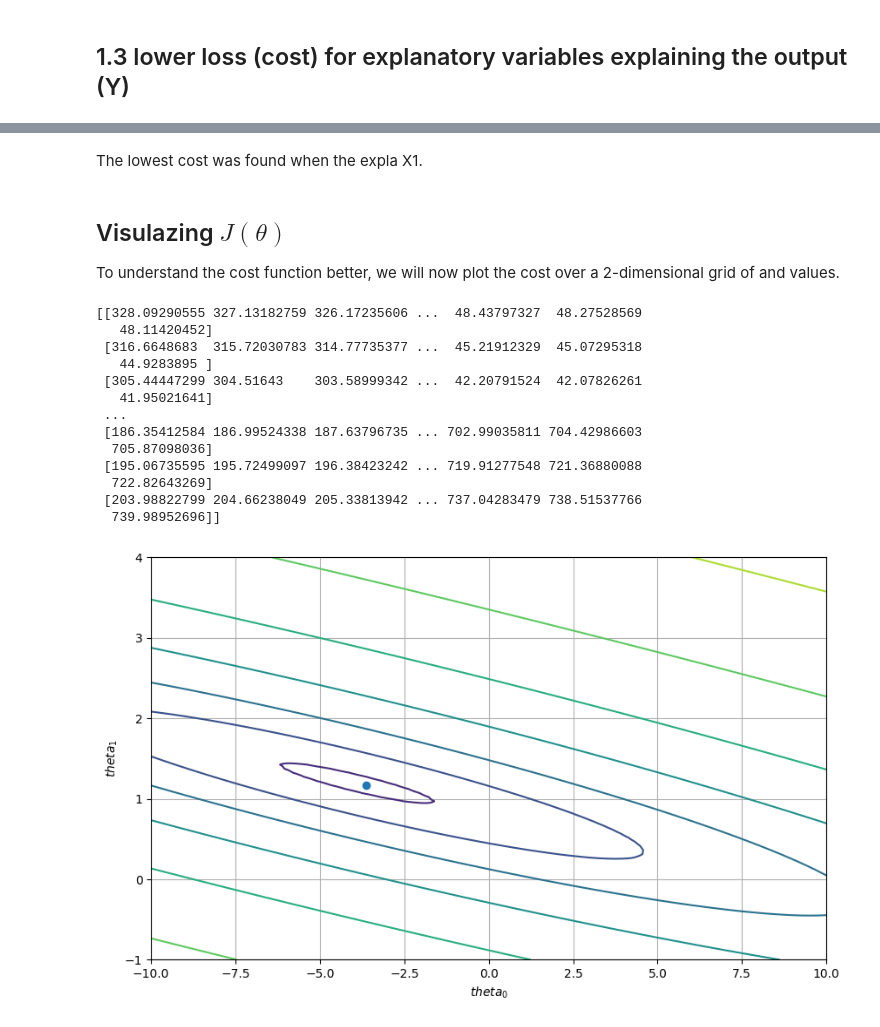
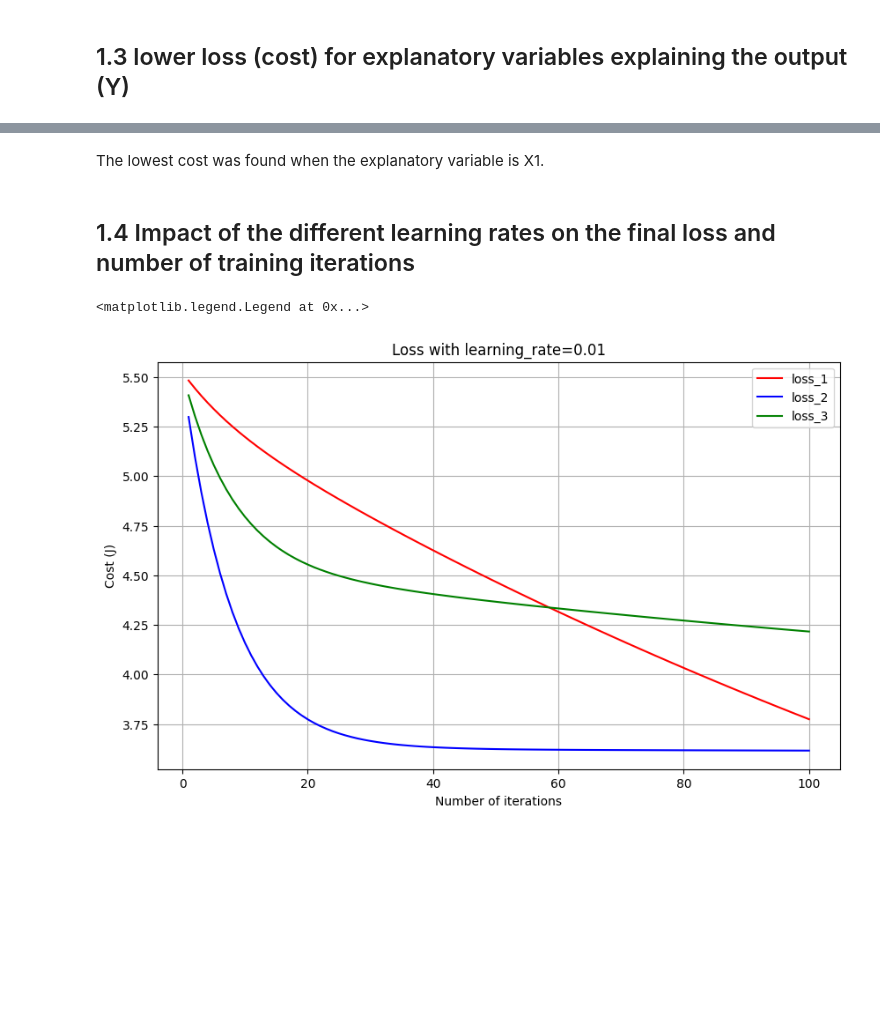
Before and after one commit to Farah-Deeba-UNCC/Introduction-to-ML, a Jupyter notebook: Notebooks/9-LinearRegression(assignment1).ipynb, the cells around one changed output, grey strips where cells are left out. Drawn from its saved outputs; the diff is of its cells as text; code cells hidden in the pictures; blank space fills up the shorter version.

```diff
--- a/Notebooks/9-LinearRegression(assignment1).ipynb
+++ b/Notebooks/9-LinearRegression(assignment1).ipynb
@@ -240,5 +230,2 @@ The lowest cost was found for X1 0.9849930825405946
 # %% [markdown]
-The lowest cost was found when the expla X1.
+The lowest cost was found when the explanatory variable is X1.
-# %% [markdown]
-## Visulazing $J(\theta)$
-To understand the cost function  better, we will now plot the cost over a 2-dimensional grid of  and  values.
@@ -255,29 +232,21 @@ for i in range(len(theta0_vals)):
-# %%
-print (J_vals)
-# %% [output]
-[[328.09290555 327.13182759 326.17235606 ...  48.43797327  48.27528569
-   48.11420452]
- [316.6648683  315.72030783 314.77735377 ...  45.21912329  45.07295318
-   44.9283895 ]
- [305.44447299 304.51643    303.58999342 ...  42.20791524  42.07826261
-   41.95021641]
- ...
- [186.35412584 186.99524338 187.63796735 ... 702.99035811 704.42986603
-  705.87098036]
- [195.06735595 195.72499097 196.38423242 ... 719.91277548 721.36880088
-  722.82643269]
- [203.98822799 204.66238049 205.33813942 ... 737.04283479 738.51537766
-  739.98952696]]
-# %%
-## Contour Plot
-import matplotlib.pyplot as plt
-# Plot J_vals as contours spaced logarithmically
-
-plt.contour(theta0_vals, theta1_vals, np.log(J_vals))
-plt.xlabel('$theta_0$')
-plt.ylabel('$theta_1$')
-plt.scatter(theta[0],theta[1])
-plt.grid()
-plt.show()
-# %% [output]
-[figure, removed]
+# %% [markdown]
+## 1.4 Impact of the different learning rates on the final loss and number of training iterations
+# %%
+#testing for learning_rate = 0.01
+iterations = 100
+alpha = 0.01;
+theta1, cost_history1 = gradientDescent(Xarray1, yarray, theta, alpha, iterations)
+theta2, cost_history2 = gradientDescent(Xarray2, yarray, theta, alpha, iterations)
+theta3, cost_history3 = gradientDescent(Xarray3, yarray, theta, alpha, iterations)
+plt.plot(range(1, iterations + 1),cost_history1, color='red')
+plt.plot(range(1, iterations + 1),cost_history2, color='blue')
+plt.plot(range(1, iterations + 1),cost_history3, color='green')
+plt.rcParams["figure.figsize"] = (10,6)
+plt.grid()
+plt.xlabel('Number of iterations')
+plt.ylabel('Cost (J)')
+plt.title('Loss with learning_rate=0.01')
+plt.legend(["loss_1", "loss_2", "loss_3"])
+# %% [output]
+<matplotlib.legend.Legend at 0x...>
+[figure, added]
```
Also changed, not shown: parts of 18 cells of this notebook.
